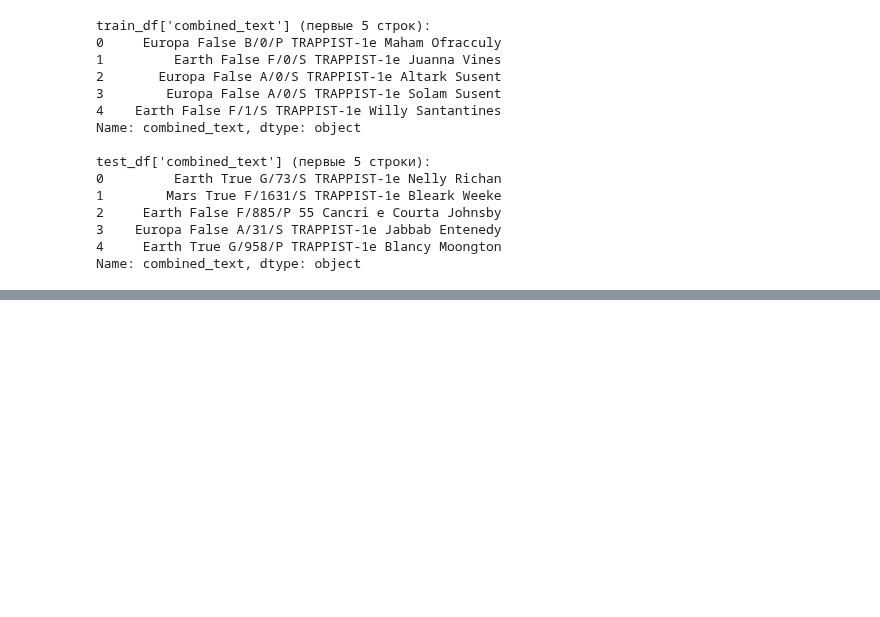
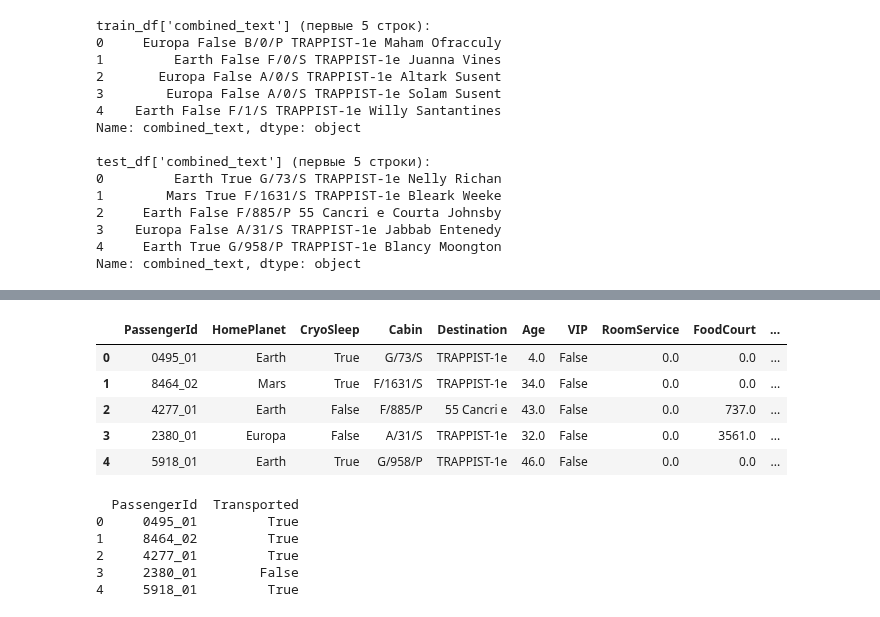
Before and after one commit to stefkong1982/netology.ru, a Jupyter notebook: RuCode_2025/Е/e.ipynb, the cells around one changed output, grey strips where cells are left out. Saved outputs shown, nothing was run; the diff lists cells and outputs as text; code cells hidden in the pictures; blank space fills up the shorter version.

```diff
--- a/RuCode_2025/Е/e.ipynb
+++ b/RuCode_2025/Е/e.ipynb
@@ -237,0 +317,9 @@ ROC AUC на валидации: 0.8481153139996931
+# %%
+test_df.head()
+# %% [output]
+|  | PassengerId | HomePlanet | CryoSleep | Cabin | Destination | Age | VIP | RoomService | FoodCourt | ... |
+| 0 | 0495_01 | Earth | True | G/73/S | TRAPPIST-1e | 4.0 | False | 0.0 | 0.0 | ... |
+| 1 | 8464_02 | Mars | True | F/1631/S | TRAPPIST-1e | 34.0 | False | 0.0 | 0.0 | ... |
+| 2 | 4277_01 | Earth | False | F/885/P | 55 Cancri e | 43.0 | False | 0.0 | 737.0 | ... |
+| 3 | 2380_01 | Europa | False | A/31/S | TRAPPIST-1e | 32.0 | False | 0.0 | 3561.0 | ... |
+| 4 | 5918_01 | Earth | True | G/958/P | TRAPPIST-1e | 46.0 | False | 0.0 | 0.0 | ... |
@@ -237,0 +334,10 @@ ROC AUC на валидации: 0.8481153139996931
+# %%
+# Просмотрим первые строки получившегося DataFrame:
+print(submission_df.head())
+# %% [output]
+  PassengerId  Transported
+0     0495_01         True
+1     8464_02         True
+2     4277_01         True
+3     2380_01        False
+4     5918_01         True
```
Also changed, not shown: parts of 15 cells of this notebook, 4 other files.
